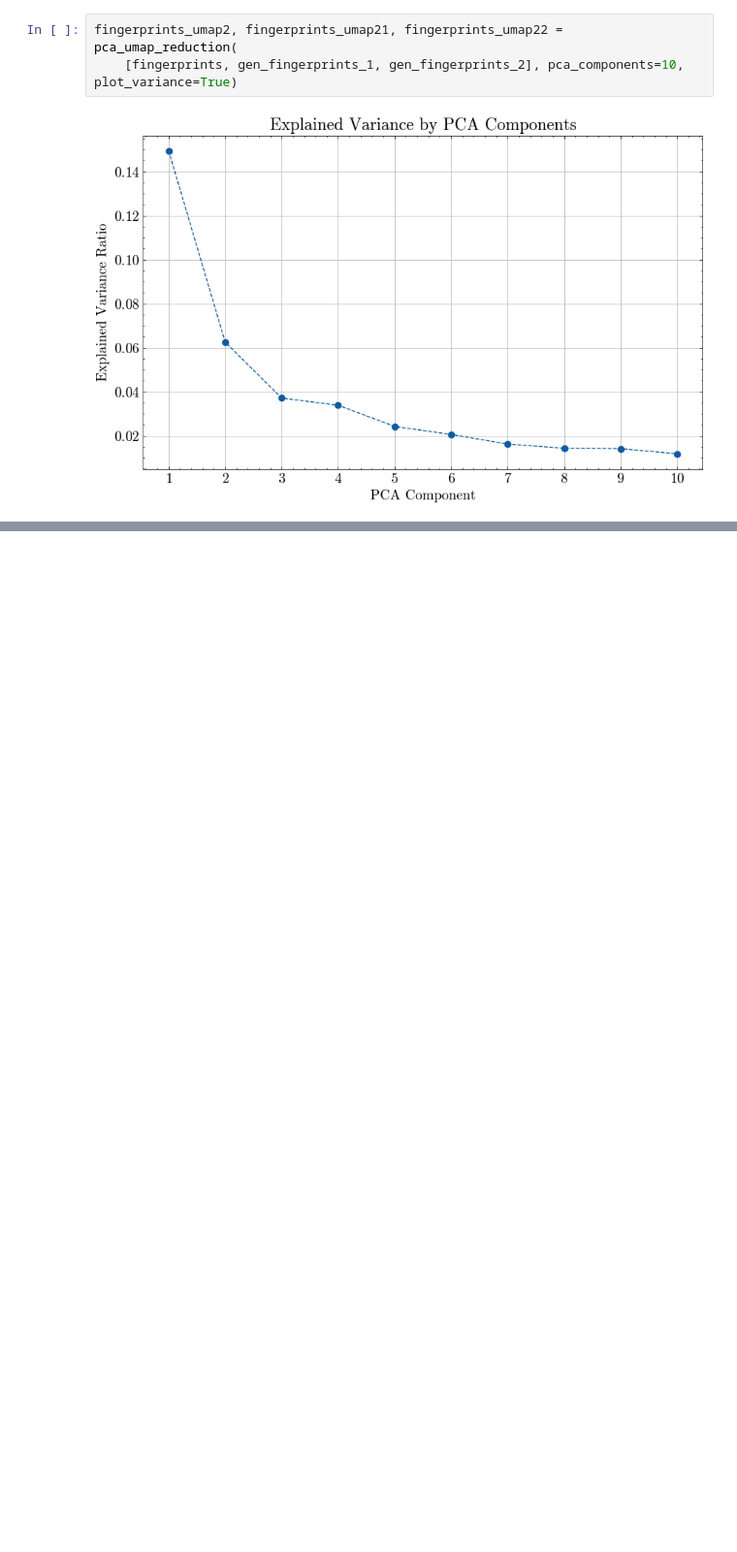
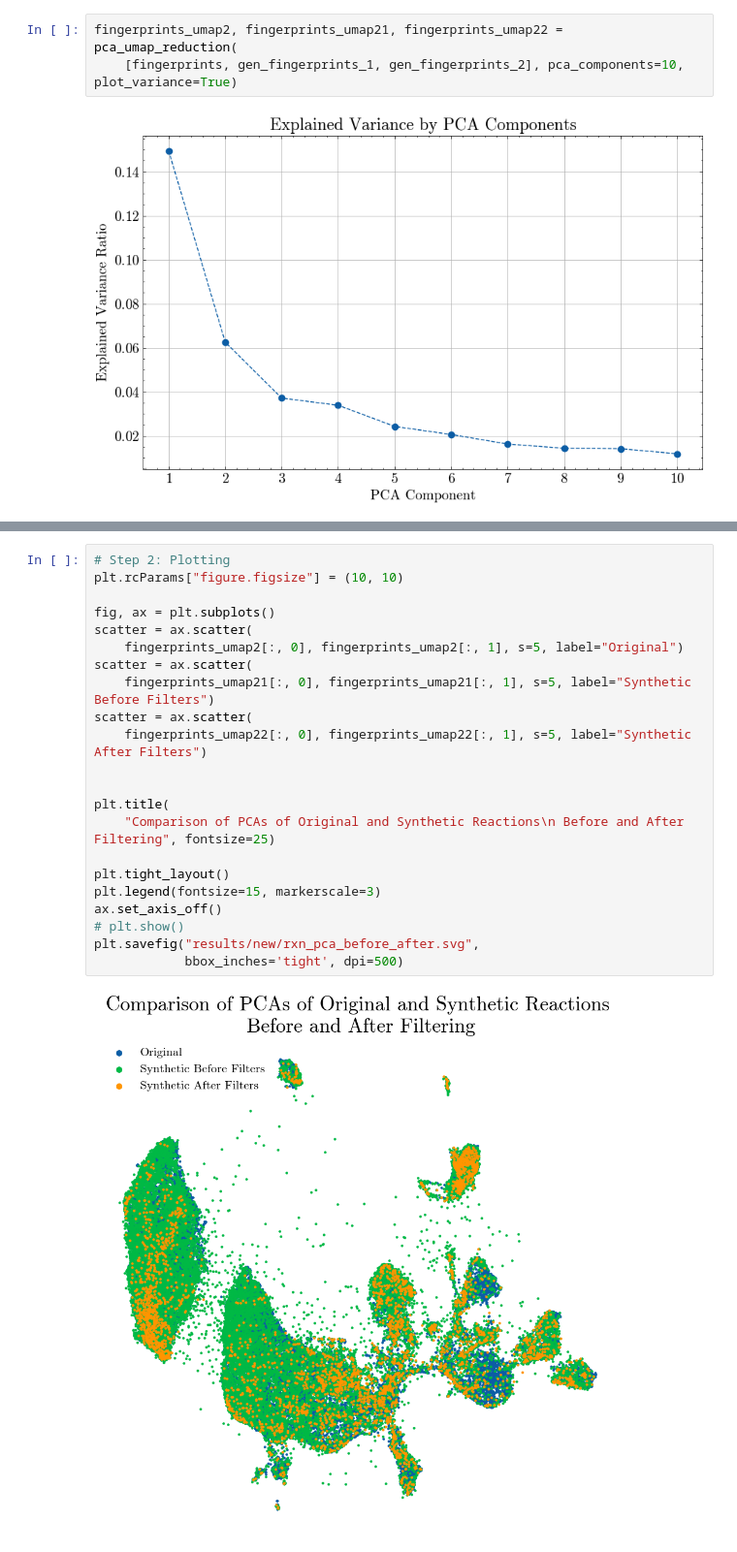
Before and after one commit to anisdismail/ChemRxnSAGE, a Jupyter notebook: data_visualization.ipynb, the cells around one changed output, grey strips where cells are left out. Shown at 97% size. Cells and saved outputs as stored; diff of their text form; blank space fills up the shorter version.

```diff
--- a/data_visualization.ipynb
+++ b/data_visualization.ipynb
@@ -381,0 +393,24 @@ plt.savefig("results/new/rxn_umap_before_after.svg",
+# %%
+# Step 2: Plotting
+plt.rcParams["figure.figsize"] = (10, 10)
+
+fig, ax = plt.subplots()
+scatter = ax.scatter(
+    fingerprints_umap2[:, 0], fingerprints_umap2[:, 1], s=5, label="Original")
+scatter = ax.scatter(
+    fingerprints_umap21[:, 0], fingerprints_umap21[:, 1], s=5, label="Synthetic Before Filters")
+scatter = ax.scatter(
+    fingerprints_umap22[:, 0], fingerprints_umap22[:, 1], s=5, label="Synthetic After Filters")
+
+
+plt.title(
+    "Comparison of PCAs of Original and Synthetic Reactions\n Before and After Filtering", fontsize=25)
+
+plt.tight_layout()
+plt.legend(fontsize=15, markerscale=3)
+ax.set_axis_off()
+# plt.show()
+plt.savefig("results/new/rxn_pca_before_after.svg",
+            bbox_inches='tight', dpi=500)
+# %% [output]
+[figure, added]
```
Also changed, not shown: parts of 8 cells of this notebook.
